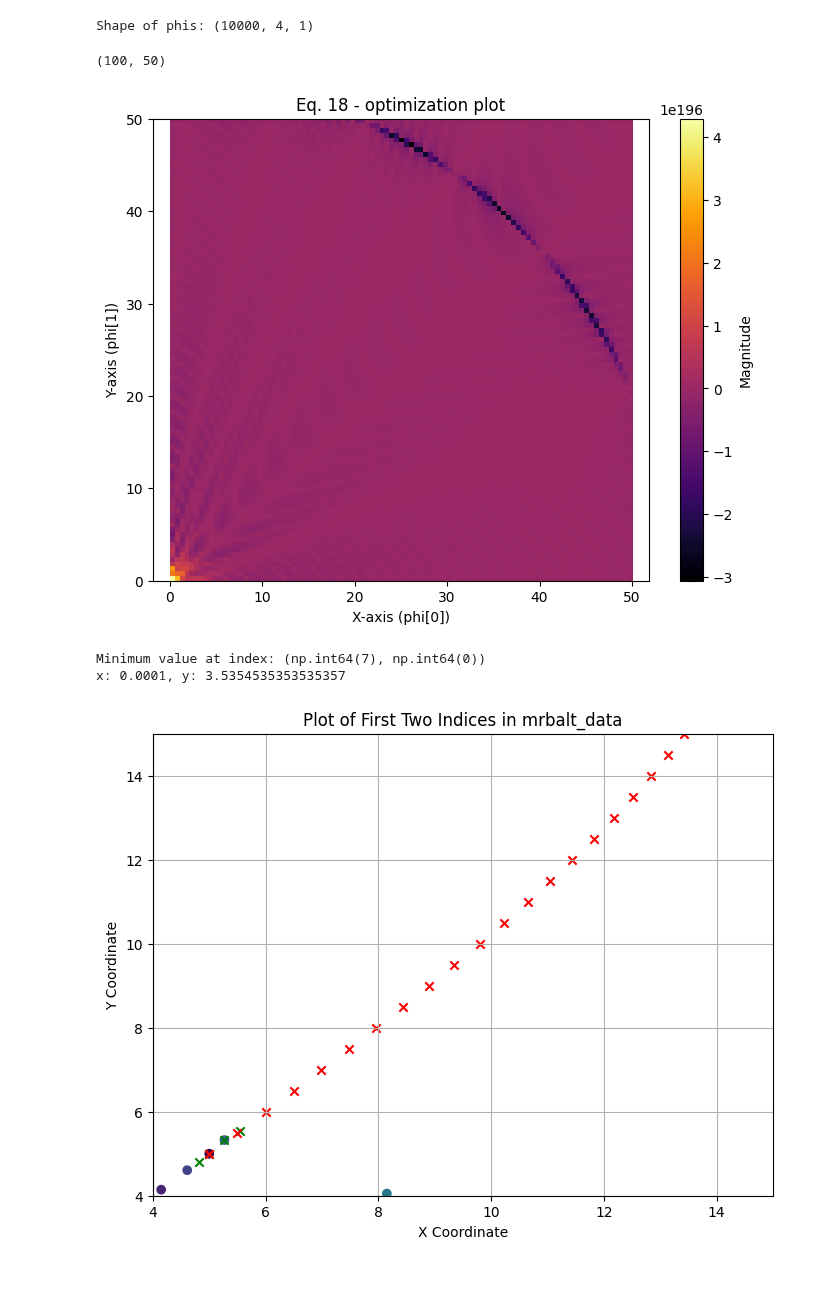
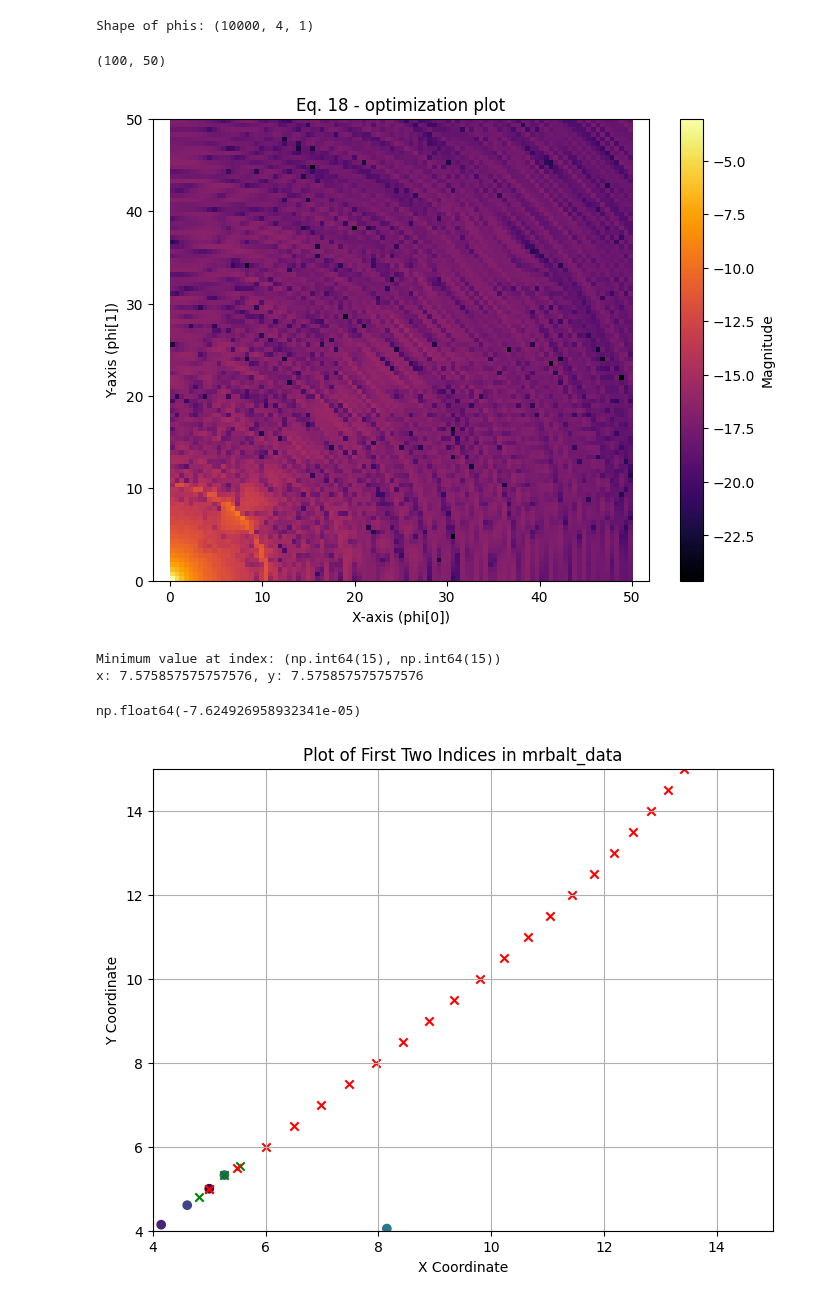
Before and after one commit to RHIMMELAND/MMARS, a Jupyter notebook: examples/MRBLaT_test.ipynb, the cells around one changed output. Saved outputs shown, nothing was run; the diff lists cells and outputs as text; code cells hidden in the pictures.

```diff
--- a/examples/MRBLaT_test.ipynb
+++ b/examples/MRBLaT_test.ipynb
@@ -299,7 +289,7 @@ def jacobian_S(epsilon,
 ![image.png](attachment:image.png)
 # %%
 #Lambda_z = np.eye(3072) * (Boltzmann * 290 * 0.77e9)**(-2)
-Lambda_z = np.eye(3072) * (lambda_z_coefficient)**(-2)
+Lambda_z = np.eye(3072) * (lambda_z_coefficient)**(-1)
 Lambda_z = csr_matrix(Lambda_z)
 
 def D_KL(params, Z_data, phi_bar_last_x, phi_bar_last_y):
@@ -319,9 +309,11 @@ def D_KL(params, Z_data, phi_bar_last_x, phi_bar_last_y):
     k = 2
     entropy = k/2 * np.log(2*np.pi*np.e) + 1/2*np.log(eps_barbar_0 * eps_barbar_1)
 
-    return term_1 + term_2 + term_3 + entropy
+    print(term_1, term_2, term_3, entropy)
+
+    return term_1 + term_2 + term_3 - entropy
 # %%
-frame = 99
+frame = 10
 
 sim_data_all_virtual = sim_data[frame,:,:,0,:]
 sim_data_all_virtual = sim_data_all_virtual.flatten()[:, np.newaxis]
@@ -423,7 +455,7 @@ y_values = np.linspace(0.0001, 50.0001, gridsize)
 X, Y = np.meshgrid(x_values, y_values)
 
 # Flatten the grid and stack with phi[2] = 0, phi[3] = 0
-phis = [np.array([[x], [y], [0.5], [0.6]]) for x, y in zip(X.ravel(), Y.ravel())]
+phis = [np.array([[x], [y], [4.941e-01],  [4.686e-01]]) for x, y in zip(X.ravel(), Y.ravel())]
 
 # Convert to NumPy array (shape: (2500, 4, 1))
 phis = np.array(phis)
@@ -433,26 +465,26 @@ print(f"Shape of phis: {phis.shape}")  # Expected: (2500, 4, 1)
 # %% [output]
 Shape of phis: (10000, 4, 1)
 # %%
-S_signals = Parallel(n_jobs=-1)(delayed(D_KL)(phis[n][:4].flatten(), sim_data_all_virtual, target_model_1.get_trajectory()[0][frame-1], target_model_1.get_trajectory()[0][frame-1]) for n in tqdm(range(len(phis))))
+S_signals = Parallel(n_jobs=-1)(delayed(D_KL)(phis[n][:4].flatten(), data_fourier, target_model_1.get_trajectory()[0][frame-1], target_model_1.get_trajectory()[0][frame-1]) for n in tqdm(range(len(phis))))
 # %%
 # Compute the magnitude (ignoring phi[2] and phi[3])
 #magnitudes = np.sqrt(phis[:, 0, 0]**2 + phis[:, 1, 0]**2)
 
 # Reshape to 2D (51x51) for heatmap plotting
 heatmap = np.array(S_signals).reshape(gridsize, gridsize)
 print(heatmap[:100,:50].shape)
 # Plot the heatmap
 plt.figure(figsize=(8, 6))
-plt.imshow(heatmap[5:,5:], origin='lower', extent=[0, 50, 0, 50], cmap='inferno', aspect='auto')
+plt.imshow(np.log(np.abs(heatmap[1:,1:])), origin='lower', extent=[0, 50, 0, 50], cmap='inferno', aspect='auto')
 plt.colorbar(label="Magnitude")
 plt.xlabel("X-axis (phi[0])")
 plt.ylabel("Y-axis (phi[1])")
 plt.title("Eq. 18 - optimization plot")
 plt.axis('equal')
 plt.show()
 # %% [output]
 (100, 50)
-[figure, old version]
+[figure, new version]
 # %%
 min_index = np.argmin(heatmap)
 min_index_2d = np.unravel_index(min_index, heatmap.shape)
@@ -461,9 +493,11 @@ y_min = y_values[min_index_2d[0]]
 
 print(f"Minimum value at index: {min_index_2d}")
 print(f"x: {x_min}, y: {y_min}")
+np.min(heatmap)
 # %% [output]
-Minimum value at index: (np.int64(7), np.int64(0))
-x: 0.0001, y: 3.5354535353535357
+Minimum value at index: (np.int64(15), np.int64(15))
+x: 7.575857575757576, y: 7.575857575757576
+np.float64(-7.624926958932341e-05)
 # %%
 delta_t = 0.1
 
```
Also changed, not shown: parts of 17 cells of this notebook, 5 other files.
